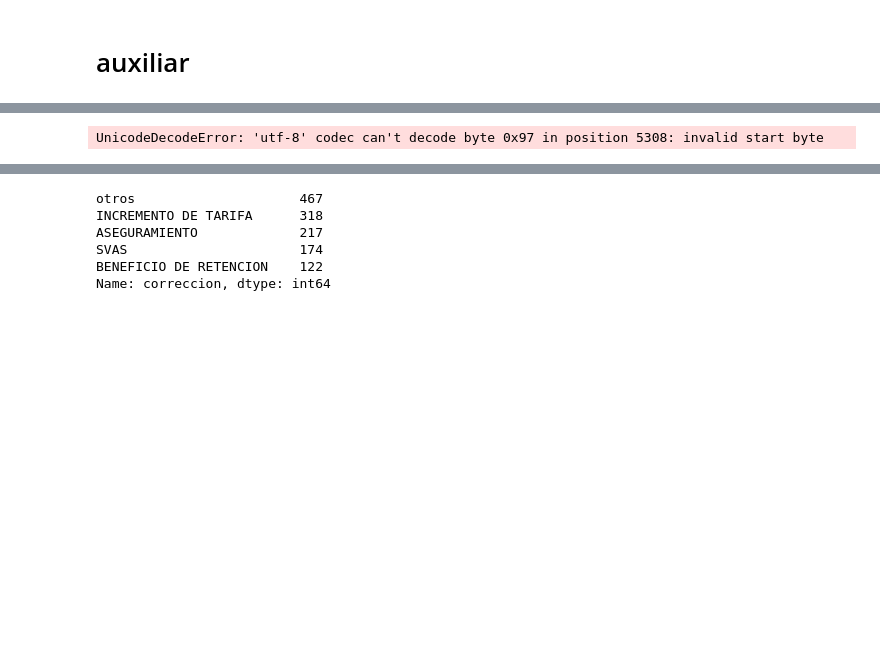
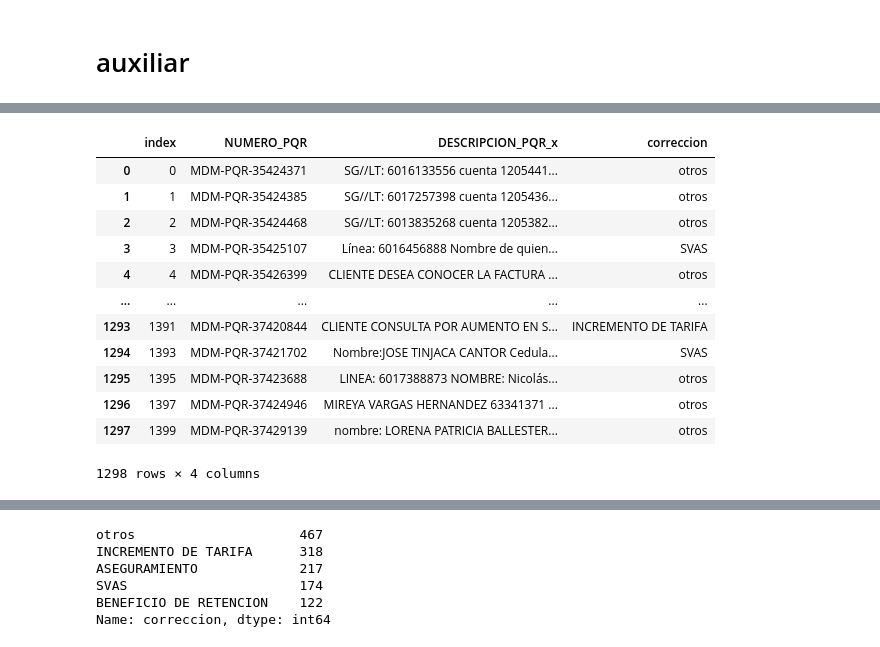
Before and after one commit to etb-git/PRIORIZAR, a Jupyter notebook: notebook/etl.ipynb, the cells around one changed output, grey strips where cells are left out. Drawn from its saved outputs; the diff is of its cells as text; code cells hidden in the pictures; blank space fills up the shorter version.

```diff
--- a/notebook/etl.ipynb
+++ b/notebook/etl.ipynb
@@ -39,7 +28,19 @@ df
 # %%
-tipificacion=pd.read_csv("/content/PRIORIZAR-1/data/tipificacion (1).csv").drop_duplicates()
+tipificacion=pd.read_csv("/content/PRIORIZAR/data/tipificacion.csv").drop_duplicates()
 
 tipificacion=tipificacion.reset_index()
 tipificacion
 # %% [output]
+|  | index | NUMERO_PQR | DESCRIPCION_PQR_x | correccion |
+| 0 | 0 | MDM-PQR-35424371 | SG//LT: 6016133556 cuenta 1205441... | otros |
+| 1 | 1 | MDM-PQR-35424385 | SG//LT: 6017257398 cuenta 1205436... | otros |
+| 2 | 2 | MDM-PQR-35424468 | SG//LT: 6013835268 cuenta 1205382... | otros |
+| 3 | 3 | MDM-PQR-35425107 | Línea: 6016456888 Nombre de quien... | SVAS |
+| 4 | 4 | MDM-PQR-35426399 | CLIENTE DESEA CONOCER LA FACTURA ... | otros |
+| ... | ... | ... | ... | ... |
+| 1293 | 1391 | MDM-PQR-37420844 | CLIENTE CONSULTA POR AUMENTO EN S... | INCREMENTO DE TARIFA |
+| 1294 | 1393 | MDM-PQR-37421702 | Nombre:JOSE TINJACA CANTOR Cedula... | SVAS |
+| 1295 | 1395 | MDM-PQR-37423688 | LINEA: 6017388873 NOMBRE: Nicolás... | otros |
+| 1296 | 1397 | MDM-PQR-37424946 | MIREYA VARGAS HERNANDEZ 63341371 ... | otros |
+| 1297 | 1399 | MDM-PQR-37429139 | nombre: LORENA PATRICIA BALLESTER... | otros |
-UnicodeDecodeError: 'utf-8' codec can't decode byte 0x97 in position 5308: invalid start byte
+1298 rows × 4 columns
```
Also changed, not shown: parts of 3 cells of this notebook.
